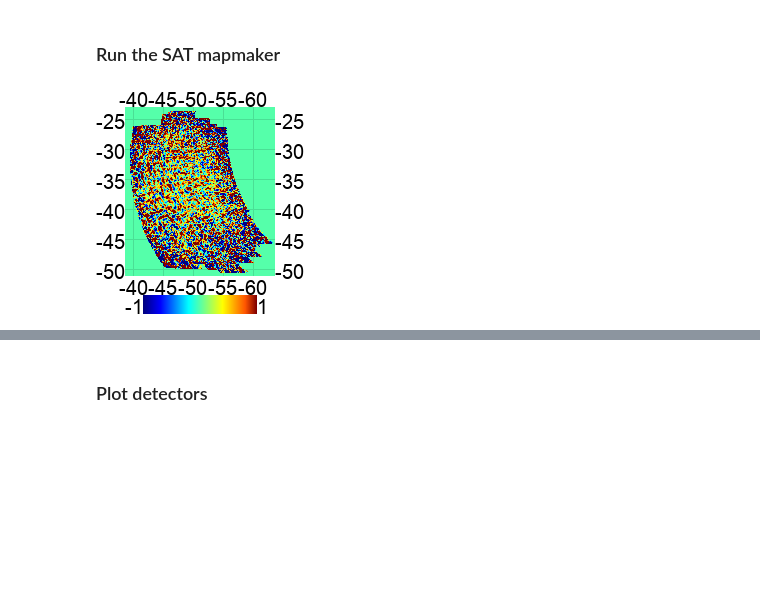
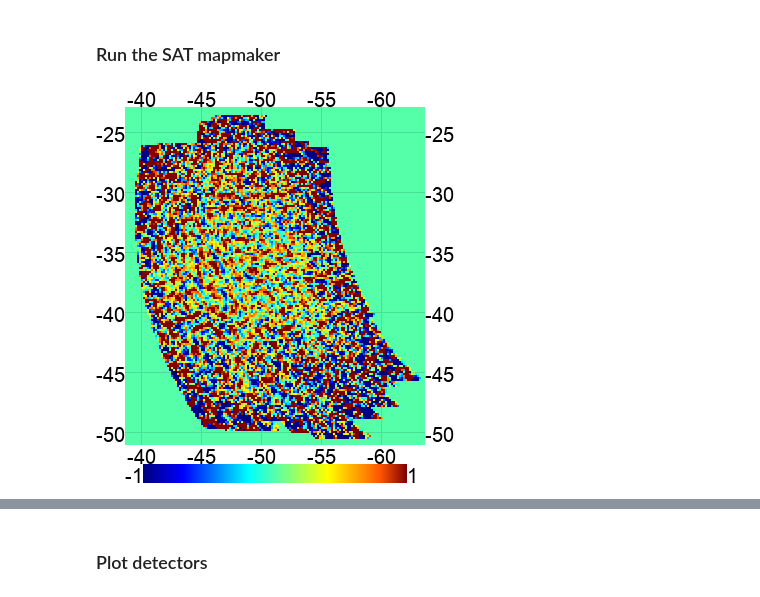
Before and after one commit to susannaaz/BBFLP, a Jupyter notebook: Sec5_Preprocess_TOD_Make_maps.ipynb, the cells around one changed output, grey strips where cells are left out. Drawn from its saved outputs; the diff is of its cells as text; code cells hidden in the pictures; blank space fills up the shorter version.

```diff
--- a/Sec5_Preprocess_TOD_Make_maps.ipynb
+++ b/Sec5_Preprocess_TOD_Make_maps.ipynb
@@ -274,9 +274,9 @@ file.close()
 # %%
 # we plot the Q map created in this notebook
-params = {"color":"wmap", "ticks":5, "downgrade":1, "colorbar":True, "range":1}
+params = {"color":"wmap", "ticks":5, "upgrade":2, "colorbar":True, "range":1}
 eshow(map_dict['map'][1], **params)
 # %% [output]
-[figure, old version]
+[figure, new version]
 # %%
 from pixell import enmap
 map_mapmaker = enmap.read_map('outputs/17513/atomic_1751342400_w25_f090_map.fits')
```
Also changed, not shown: parts of 3 cells of this notebook.
